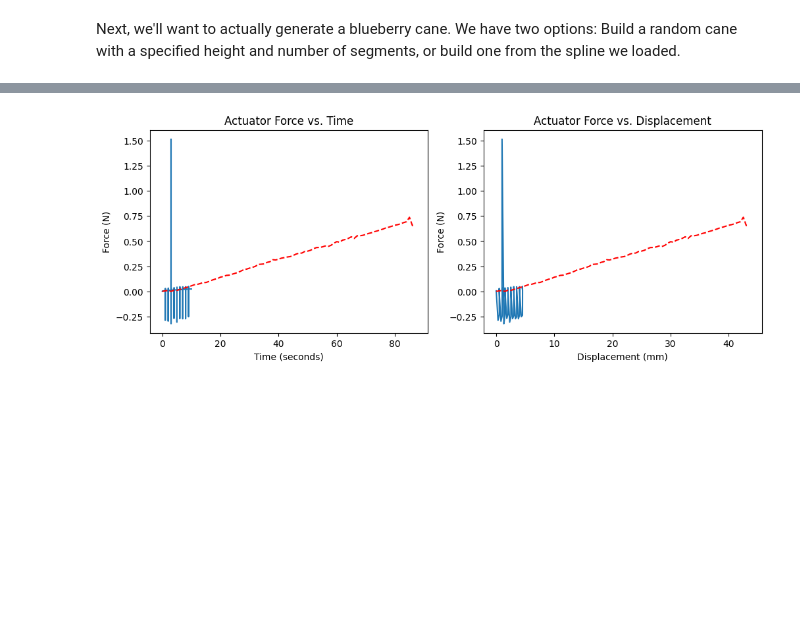
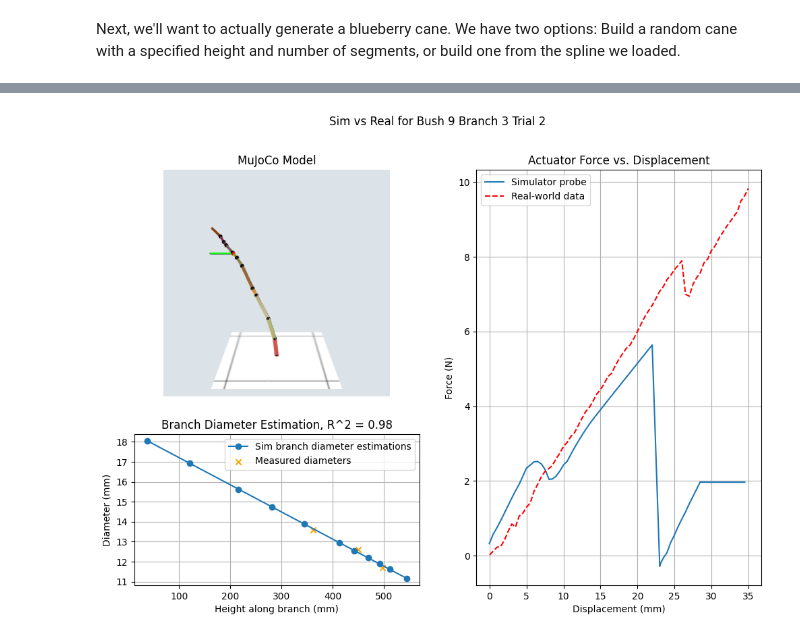
Before and after one commit to Intelligent-Machines-and-Materials-Lab/MuJoCoBlueberryModeling, a Jupyter notebook: src/branchSim.ipynb, the cells around one changed output, grey strips where cells are left out. Drawn from its saved outputs; the diff is of its cells as text; code cells hidden in the pictures; blank space fills up the shorter version.

Commit message:
automatically saves mujoco image and force displacement plot to pdf

```diff
--- a/src/branchSim.ipynb
+++ b/src/branchSim.ipynb
@@ -574,6 +585,12 @@ distance along branch to probe site: 0.011 m
 [interactive output not drawn]
 [interactive output not drawn]
 # %%
+# import forces from csv
+filename = "bush_" + str(BUSH_NUM) + "_branch_" + str(BRANCH_NUM) + "_trial_" + str(TRIAL_NUM) + ".csv"
+pushdata = pd.read_csv('../data/cropped_push_data/' + filename)
+TRIAL_LENGTH = pushdata.shape[0]
+print(f"Loaded push data from {filename} with {TRIAL_LENGTH} rows.")
+
 # initialize the state of the simulation
 data = mujoco.MjData(model)
 data.qpos[:] = zero_pos  # set the initial position to the initial contact point]
@@ -582,17 +599,18 @@ FRAMERATE = 60      # Frames per second for rendering
 # data.qpos[0] = init_probe_x  # set the initial position of the probe
 # init_probe_pos = contact_qpos[0]
 
-pid = PID(Kp=3000,Ki=500, Kd=350, output_limits=(-10, 50)) # with a feedforward controller
+pid = PID(Kp=3000,Ki=500, Kd=400, output_limits=(-10, 50)) # with a feedforward controller
 # pid = PID(Kp=150,Ki=20, Kd=10, output_limits=(-10, 50)) # without a feedforward controller
 
 # simulation-specific settings
-model.opt.timestep = .000005
+# model.opt.timestep = .000005
+model.opt.timestep = .00001
 model.opt.integrator = mujoco.mjtIntegrator.mjINT_IMPLICIT
 model.opt.solver = mujoco.mjtSolver.mjSOL_NEWTON
 model.opt.iterations = 150
 model.opt.tolerance = 1e-9
 
-DURATION = 10
+DURATION = TRIAL_LENGTH
 datacap_rate = 100 # Hz
 CTRL_POS = 0 # 1 mm
 pid.setpoint = 0
@@ -604,6 +622,9 @@ timevals = []
 posvals = []
 velvals = []
 forcevals = []
+pre_control_timevals = []
+pre_control_forcevals = []
+pre_control_posvals = []
 contact_x_forces = []
 frames_stepped = []
 
@@ -613,6 +634,9 @@ with mujoco.Renderer(model, width=640, height=480) as renderer:
   while data.time < DURATION:
     if time_since_last_ctrl_update >= CTRL_POS_UPDATE_RATE:
       time_since_last_ctrl_update = 0.0
+      pre_control_timevals.append(data.time)
+      pre_control_forcevals.append(data.actuator_force.copy())
+      pre_control_posvals.append(data.qpos.copy())
       CTRL_POS += 0.0005  # increase setpoint by 0.5 mm every update
       pid.setpoint = CTRL_POS
       # pid._integral = 0.0  # reset integral term to avoid windup
@@ -746,29 +772,61 @@ ax.grid(True)
 # %%
-# import forces from csv
-filename = "bush_" + str(BUSH_NUM) + "_branch_" + str(BRANCH_NUM) + "_trial_" + str(TRIAL_NUM) + ".csv"
-pushdata = pd.read_csv('../data/zeroed_push_data/' + filename)
+# Turn the data from the sim into numpy arrays so they can be plotted
+force_array = np.array(forcevals)  # shape: (timesteps, n_actuator)
+precontrol_pos_array = np.array(pre_control_posvals)  # shape: (timesteps, njnt)
 
-force_array = np.array(forcevals)  # shape: (timesteps, n_actuator)
+# Create layout: two plots on left, one on right
+import matplotlib.gridspec as gridspec
+fig = plt.figure(figsize=(12, 8))
+gs = gridspec.GridSpec(2, 2, figure=fig, height_ratios=[3, 2])  # Make bottom row half the height of top row
+ax1 = fig.add_subplot(gs[0, 0])  # top left (mujoco model)
+ax3 = fig.add_subplot(gs[1, 0])  # bottom left (branch thickness)
+ax2 = fig.add_subplot(gs[:, 1])  # right column, (force vs displacement, the one we care about)
 
-# make two side-by-side plots of force vs. time and force vs. displacement
-fig, (ax1, ax2) = plt.subplots(1, 2, figsize=(12, 4))
+# Render MuJoCo model in ax1
+model_data = mujoco.MjData(model)
+model_data.qpos[:] = zero_pos  # or use current model state
+mujoco.mj_forward(model, model_data)
+with mujoco.Renderer(model, height=400, width=400) as renderer:
+    renderer.update_scene(model_data)
+    ax1.imshow(renderer.render())
+    ax1.axis('off')  # Remove axes for cleaner look
+    ax1.set_title("MuJoCo Model")
 
 # Data from the simulation
 for i in range(model.nu):
     actuator_name = model.actuator(i).name
-    ax1.plot(timevals, force_array[:, i], label=actuator_name)
-    ax2.plot(pos_array[:, 0]*1000, force_array[:, i], label=actuator_name)
+    # ax1.plot(timevals, force_array[:, i], label=actuator_name)
+    # ax1.plot(pre_control_timevals, pre_control_forcevals, label='Simulator probe', linestyle='-')
+    ax2.plot(precontrol_pos_array[:, 0]*1000, pre_control_forcevals, label='Simulator probe', linestyle='-')
+    # ax2.plot(pos_array[:, 0]*1000, force_array[:, i], label=actuator_name)
 
 # Data from the real-world push test
-ax1.plot(np.linspace(0, len(pushdata['Load (N)'])-1, len(pushdata['Load (N)'])), pushdata['Load (N)'], label='Real-world data', linestyle='--', color='red')
+# ax1.plot(np.linspace(0, len(pushdata['Load (N)'])-1, len(pushdata['Load (N)'])), pushdata['Load (N)'], label='Real-world data', linestyle='--', color='red')
 ax2.plot(pushdata['Displacement (mm)'], pushdata['Load (N)'], label='Real-world data', linestyle='--', color='red')
 
-ax1.set_title("Actuator Force vs. Time")
-ax1.set_ylabel("Force (N)")
-ax1.set_xlabel("Time (seconds)")
+# ax1.set_title("Actuator Force vs. Time")
+# ax1.set_ylabel("Force (N)")
+# ax1.set_xlabel("Time (seconds)")
 ax2.set_title("Actuator Force vs. Displacement")
 ax2.set_ylabel("Force (N)")
 ax2.set_xlabel("Displacement (mm)")
-ax.legend()
-ax.grid(True)
+ax2.legend()
+ax2.grid(True)
+fig.suptitle("Sim vs Real for Bush " + str(BUSH_NUM) + " Branch " + str(BRANCH_NUM) + " Trial " + str(TRIAL_NUM))
+# plt.tight_layout()
+
+R2score = r2_score(this_cane_data['Diameter'], 2000*get_rad_at_height(this_cane_data['Height']/1000))
+print(f"R^2 score for this diameter mapping is {R2score}")
+title="Branch Diameter Estimation, R^2 = " + str(R2score)
+ax3.plot(midpoint_zs*1000, radii*2000, label='Sim branch diameter estimations', marker='o')
+ax3.scatter(this_cane_data['Height'], this_cane_data['Diameter'], label='Measured diameters', marker='x', color='orange')
+ax3.grid(True)
+ax3.set_xlabel("Height along branch (mm)")
+ax3.set_ylabel("Diameter (mm)")
+ax3.set_title(f"Branch Diameter Estimation, R^2 = {R2score:.2g}")
+ax3.legend()
+
+filename = '../images/comparisonplots/' + str(datetime.date.today()) + '_bush' + str(BUSH_NUM) + '_branch'+ str(BRANCH_NUM) + '_trial' + str(TRIAL_NUM) + '.pdf'
+# media.write_image(filename, gs, fmt='pdf')
+plt.savefig(filename, format="pdf")
 # %% [output]
@@ -775,4 +834,4 @@ ax.grid(True)
-[figure, old version]
+[figure, new version]
 # %%
 # Plot x-aligned contact force between probe and branch over time
 fig, ax = plt.subplots(figsize=(8, 4))
```
Also changed, not shown: parts of 13 cells of this notebook, 25 other files.
